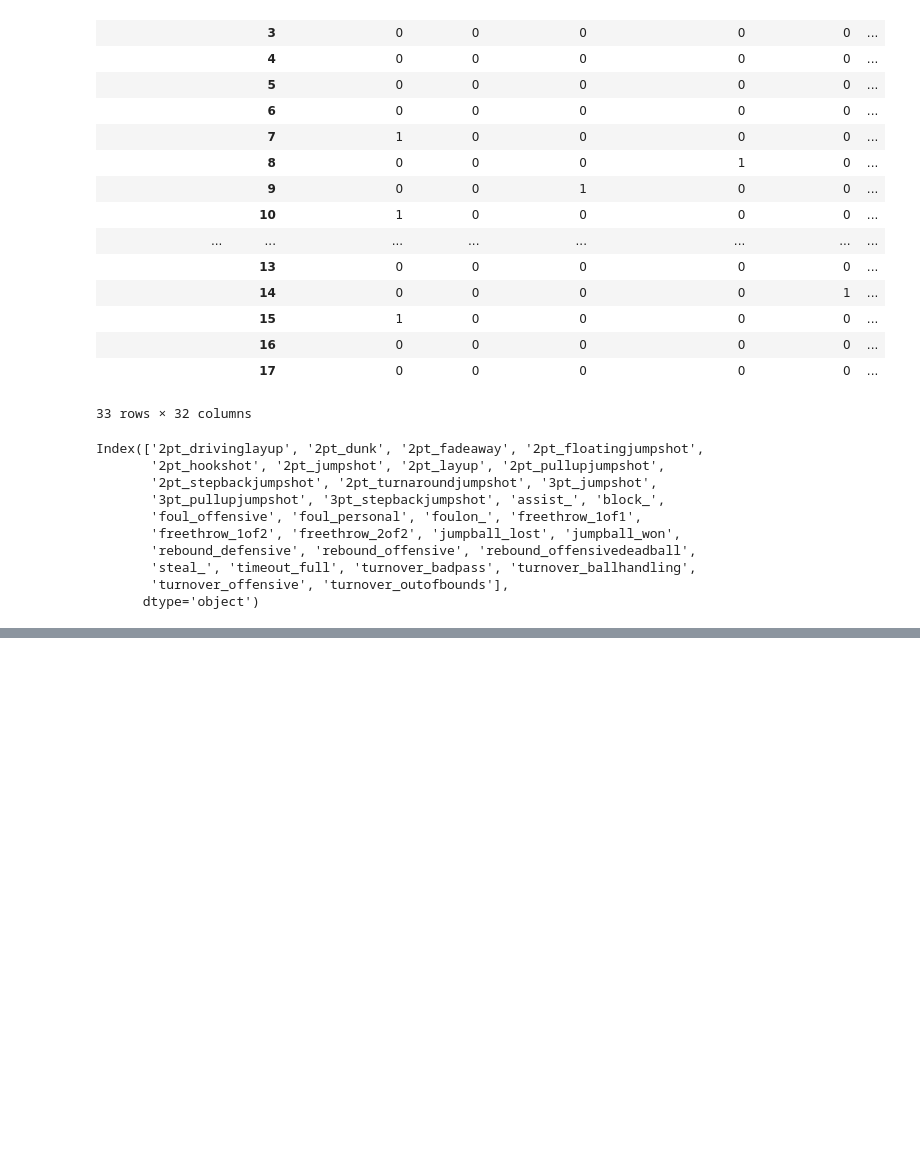
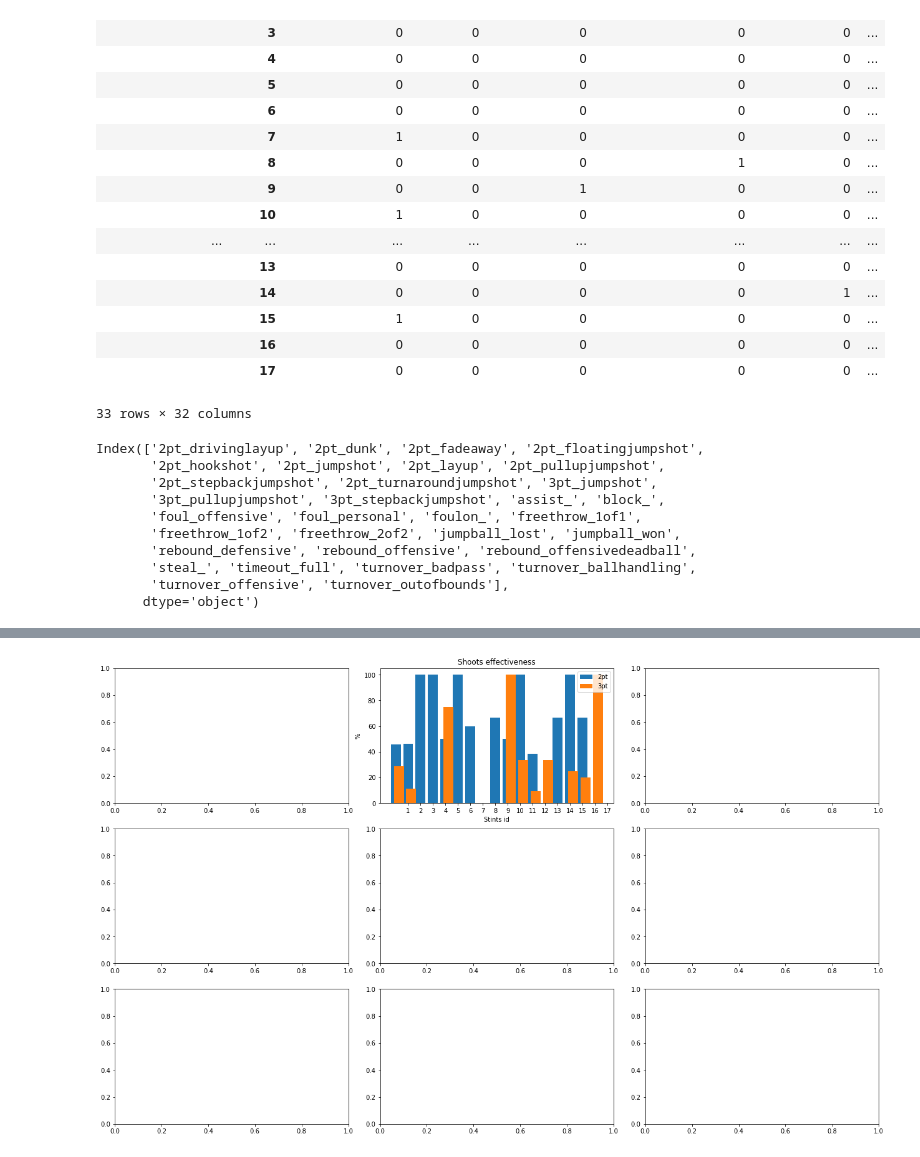
Before and after one commit to ssardina/pynbl, a Jupyter notebook: bball_stas.ipynb, the cells around one changed output, grey strips where cells are left out. Cells and saved outputs as stored; diff of their text form; code cells hidden in the pictures; blank space fills up the shorter version.

```diff
--- a/bball_stas.ipynb
+++ b/bball_stas.ipynb
@@ -330,0 +440,32 @@ Index(['2pt_drivinglayup', '2pt_dunk', '2pt_fadeaway', '2pt_floatingjumpshot',
+# %%
+import matplotlib.pyplot as plt
+import seaborn as sns
+
+# # Create a list of all column names, except for 'ID'.
+stints = list(stint1_stats_df['stint1'])
+
+# numerical x
+X = np.arange(len(stints))
+
+# # # Create a 3x5 matrix of subplots and add padding around them for readability.
+fig, axes = plt.subplots(3, 3, figsize=(18, 11))
+fig.tight_layout(pad=2.0)
+
+ax = plt.subplot(3, 3, 2)
+# ax.add_axes([0,0,1,1])
+ax.bar(X, stint1_stats_df['2pt_fgp']);
+ax.bar(X + 2, stint1_stats_df['3pt_fgp']);
+ax.legend(labels=['2pt', '3pt']);
+ax.set_ylabel('%');
+ax.set_xlabel('Stints id');
+ax.set_title("Shoots effectiveness");
+ax.set_xticks(stints);
+
+# # Loop over the columns of the DataFrame and create a KDE for each one.
+# for i in range(len(cols)):
+#     ax = plt.subplot(3, 5, i+1)  # we are using a 3x5 matrix, and this plot is in index i+1 (1 being the top left)
+#     ax.hist(stint1_stats_df[cols[i]], density=True, bins=30)
+#     ax.set_title(cols[i])  # set its title to the column name
+#     sns.kdeplot(ax=ax, data=stint1_stats_df[cols[i]])
+# %% [output]
+[figure, added]
```
Also changed, not shown: parts of 6 cells of this notebook.
